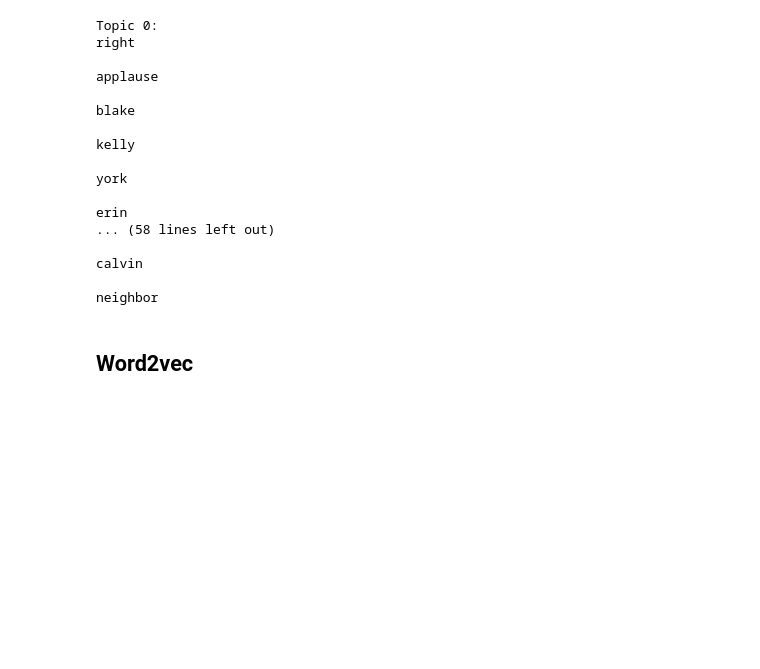
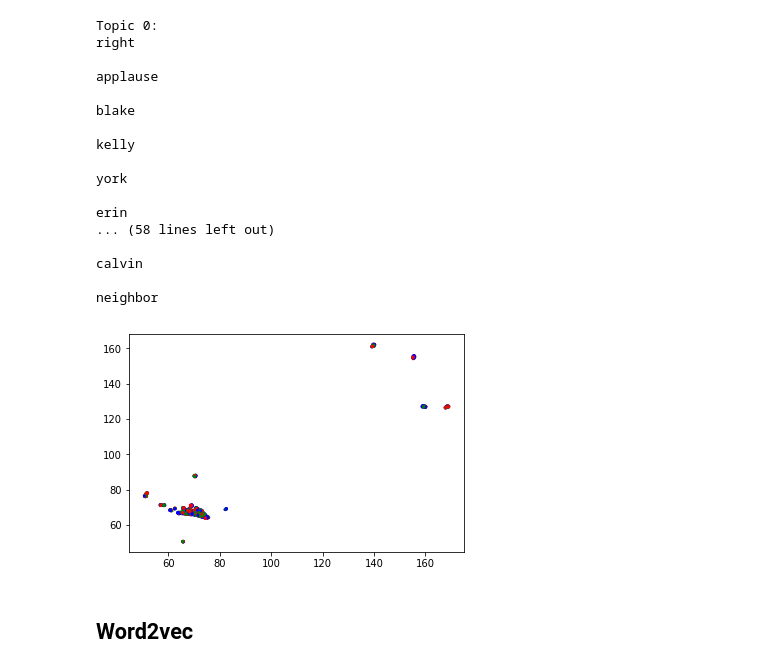
Before and after one commit to albertolovell/closed_caption_classifier, a Jupyter notebook: cc.ipynb, the cells around one changed output. Saved outputs shown, nothing was run; the diff lists cells and outputs as text; code cells hidden in the pictures; blank space fills up the shorter version.

Commit message:
umap viz

```diff
--- a/cc.ipynb
+++ b/cc.ipynb
@@ -401,6 +401,20 @@ erin
 calvin
 
 neighbor
+# %%
+import umap
+
+X_topics = svd.fit_transform(tfidf_model)
+embedding = umap.UMAP(n_neighbors=150, min_dist=0.5, random_state=12).fit_transform(X_topics)
+
+plt.scatter(embedding[:, 0], embedding[:, 1],
+c = 'rgb',
+s = 10, # size
+edgecolor='none'
+)
+plt.show()
+# %% [output]
+[figure, added]
 # %% [markdown]
 ## Word2vec
 # %%
```
